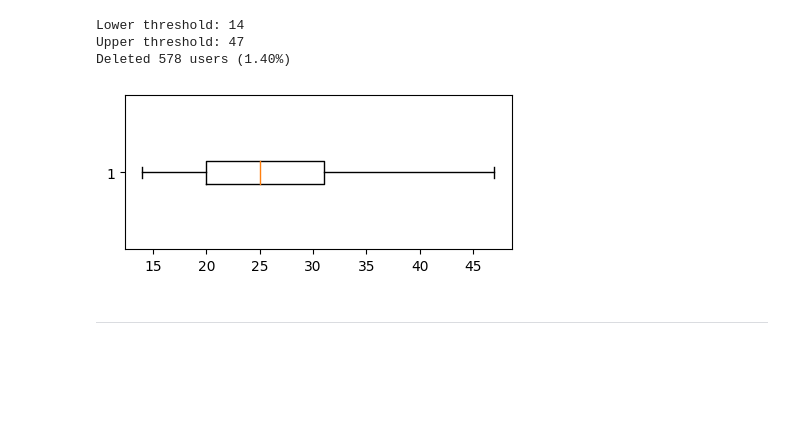
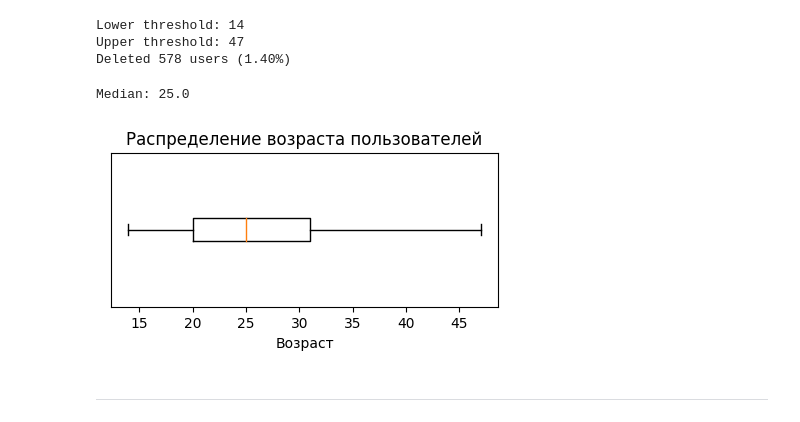
Before and after one commit to kotoskar/dano-final-tinkoff-games, a Jupyter notebook: data_preparing.ipynb, the cells around one changed output. Cells and saved outputs as stored; diff of their text form; code cells hidden in the pictures; blank space fills up the shorter version.

```diff
--- a/data_preparing.ipynb
+++ b/data_preparing.ipynb
@@ -128,9 +136,14 @@ Upper threshold: 47
 Deleted 578 users (1.40%)
 # %%
 fig = plt.figure(figsize=(5, 2))
-plt.boxplot(client_ids.map(min_age_by_id), vert=False);
+plt.boxplot(client_ids.map(min_age_by_id), vert=False)
+plt.xlabel('Возраст')
+plt.yticks([])
+plt.title('Распределение возраста пользователей');
+print(f'Median: {cbook.boxplot_stats(client_ids.map(min_age_by_id))[0]["med"]}')
 # %% [output]
+Median: 25.0
-[figure, old version]
+[figure, new version]
 # %% [markdown]
 ----
 # %% [markdown]
```
Also changed, not shown: parts of 28 cells of this notebook.
